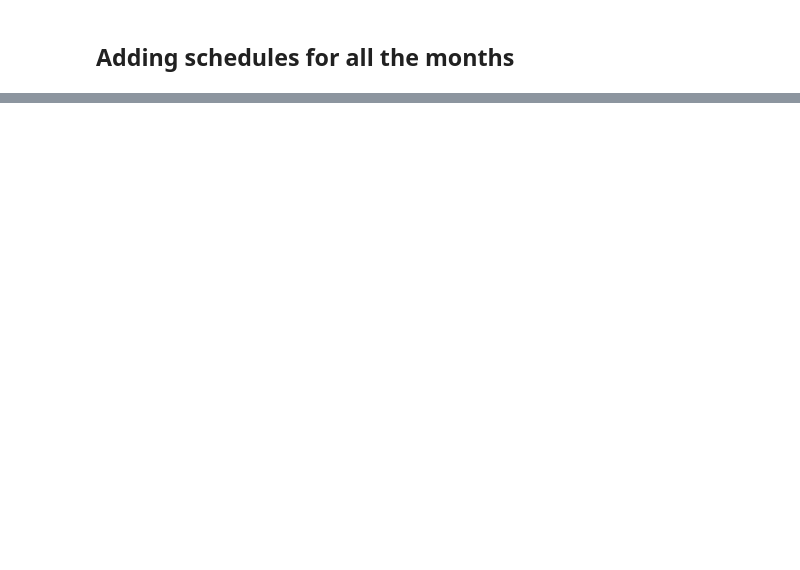
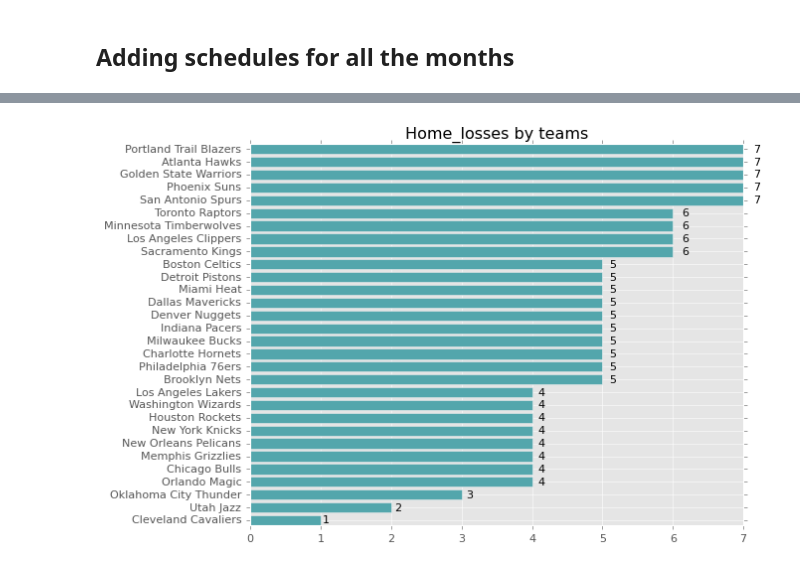
Before and after one commit to Aditya24Sharma/Basketball_Analytics, a Jupyter notebook: jupyter_notebook/notebook_checkpoints.ipynb, the cells around one changed output, grey strips where cells are left out. Drawn from its saved outputs; the diff is of its cells as text; code cells hidden in the pictures; blank space fills up the shorter version.

```diff
--- a/jupyter_notebook/notebook_checkpoints.ipynb
+++ b/jupyter_notebook/notebook_checkpoints.ipynb
@@ -61,0 +132,4 @@ fixtures.to_csv('Fixtures_and_Schedules', index=False)
+# %%
+plot('Home_losses')
+# %% [output]
+[figure, added]
```
Also changed, not shown: parts of 24 cells of this notebook, 1 other file.
